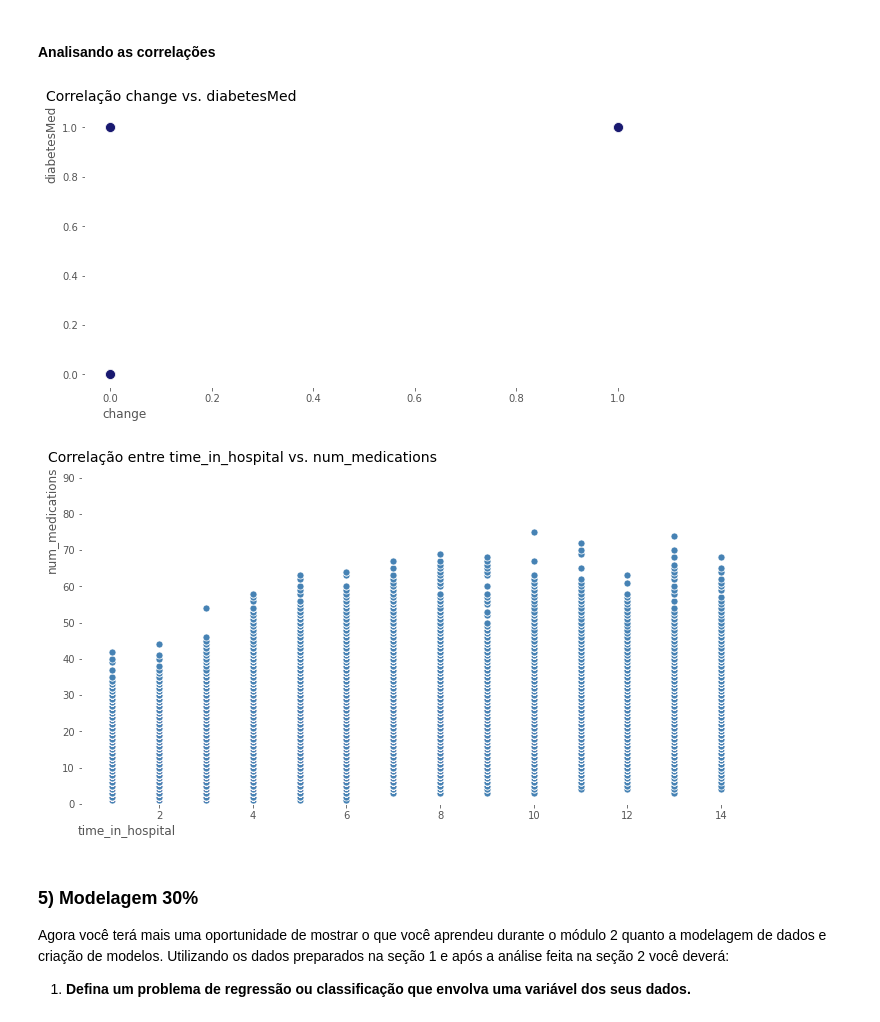
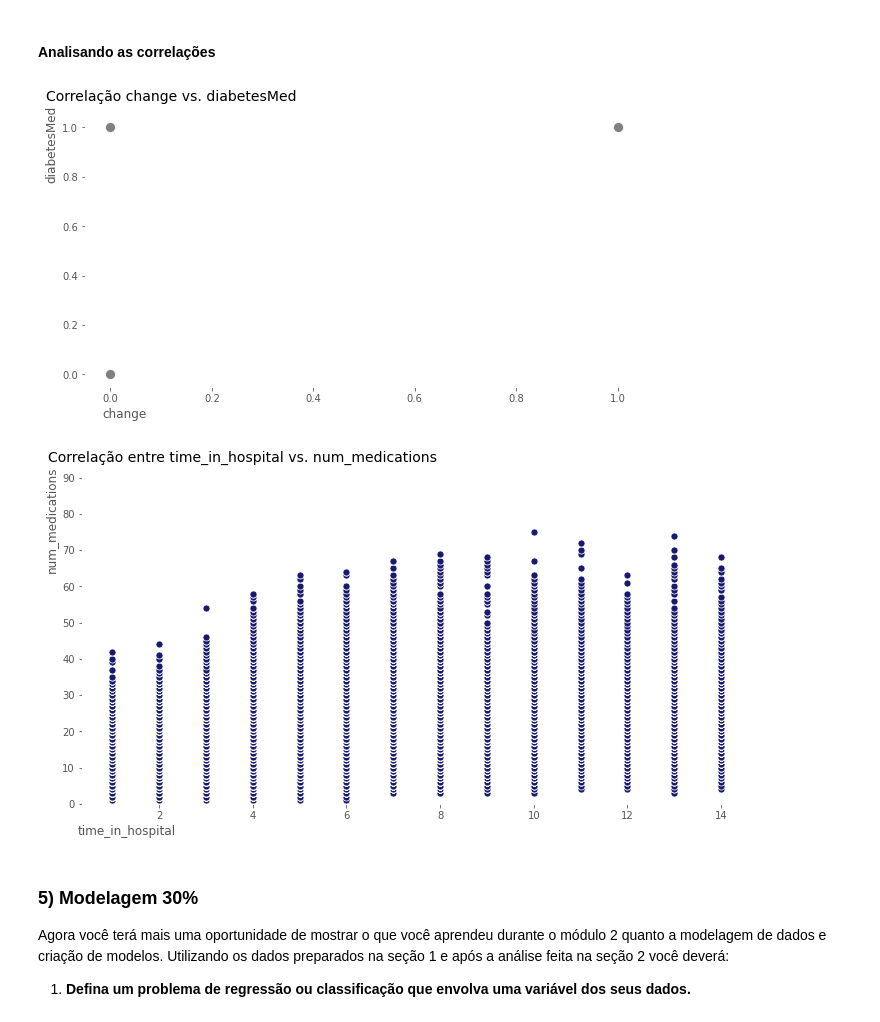
Before and after one commit to LilianeAquino/aed_projeto_3, a Jupyter notebook: template.ipynb, the cells around one changed output. Drawn from its saved outputs; the diff is of its cells as text; code cells hidden in the pictures.

```diff
--- a/template.ipynb
+++ b/template.ipynb
@@ -925,27 +961,27 @@ Observa-se que nesse grupo de recursos não existe uma dependência forte entre
 plt.rcParams['figure.figsize'] = [10, 5]
 
 ordered = data_cleaned[['change', 'diabetesMed']].sort_values(by=['change', 'diabetesMed'])
-sns.scatterplot(x='change', y='diabetesMed', data=ordered, color='#191970', s=100)
+sns.scatterplot(x='change', y='diabetesMed', data=ordered, color='#808080', s=100)
 
 plt.title('Correlação change vs. diabetesMed', y=1.03, size=14, loc='left', x=-0.07)
 plt.ylabel('diabetesMed', horizontalalignment='left', y=0.75)
 plt.xlabel('change', horizontalalignment='right', x=0.11)
 plt.show()
 # %% [output]
-[figure, old version]
+[figure, new version]
 # %%
 plt.rcParams['figure.figsize'] = [12, 6]
 
 ordered = data_cleaned[['time_in_hospital', 'num_medications']].sort_values(by=['time_in_hospital', 'num_medications'])
-sns.scatterplot(x='time_in_hospital', y='num_medications', data=ordered, color='#4682B4', s=50)
+sns.scatterplot(x='time_in_hospital', y='num_medications', data=ordered, color='#191970', s=50)
 
 plt.title('Correlação entre time_in_hospital vs. num_medications', y=1.03, size=14, loc='left', x=-0.05)
 plt.ylabel('num_medications', horizontalalignment='left', y=0.71)
 plt.xlabel('time_in_hospital', horizontalalignment='right', x=0.14)
 plt.ylim(0, 90)
 plt.show()
 # %% [output]
-[figure, old version]
+[figure, new version]
 # %% [markdown]
 ### 5) Modelagem 30%
 
```
Also changed, not shown: parts of 43 cells of this notebook.
